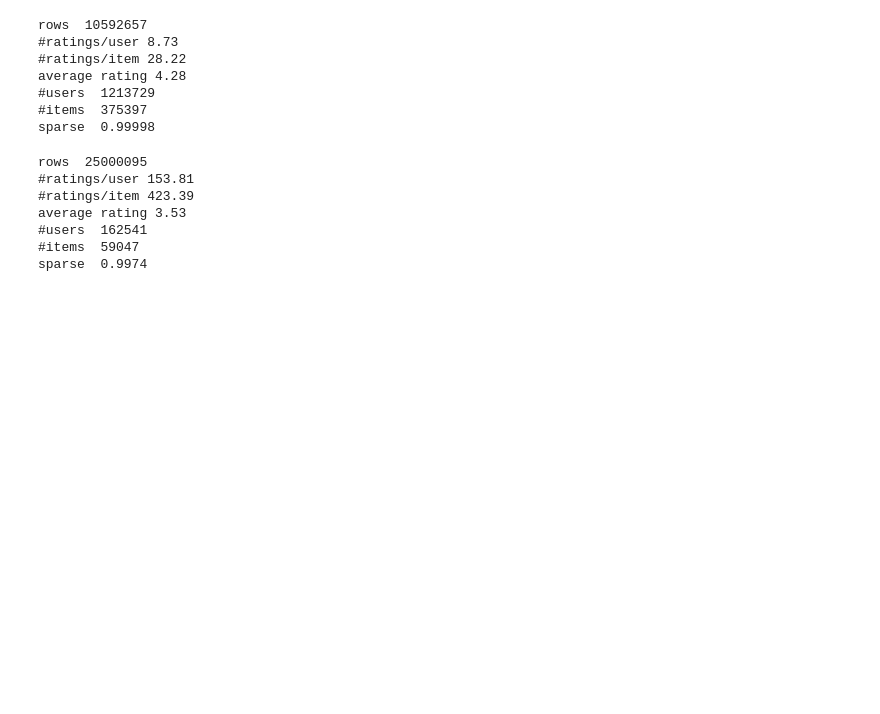
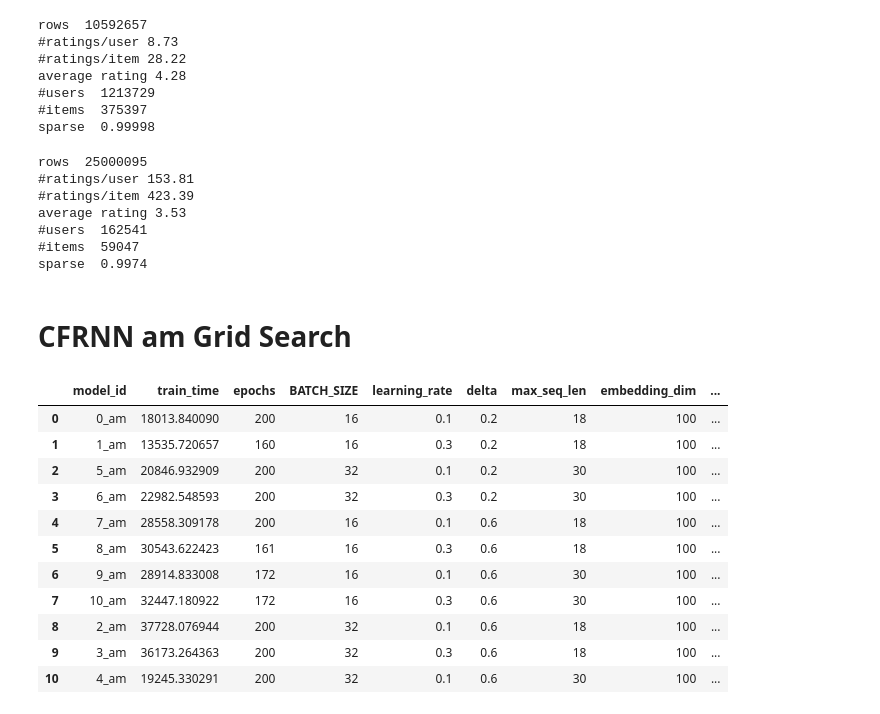
Before and after one commit to ROpdam/recommender_comparison, a Jupyter notebook: visualize_results.ipynb, the cells around one changed output. Cells and saved outputs as stored; diff of their text form; code cells hidden in the pictures; blank space fills up the shorter version.

```diff
--- a/visualize_results.ipynb
+++ b/visualize_results.ipynb
@@ -385,3 +385,5 @@ average rating 3.53
 #users  162541
 #items  59047
 sparse  0.9974
+# %% [markdown]
+# CFRNN am Grid Search
@@ -387,0 +392,15 @@ sparse  0.9974
+# %%
+res
+# %% [output]
+|  | model_id | train_time | epochs | BATCH_SIZE | learning_rate | delta | max_seq_len | embedding_dim | ... |
+| 0 | 0_am | 18013.840090 | 200 | 16 | 0.1 | 0.2 | 18 | 100 | ... |
+| 1 | 1_am | 13535.720657 | 160 | 16 | 0.3 | 0.2 | 18 | 100 | ... |
+| 2 | 5_am | 20846.932909 | 200 | 32 | 0.1 | 0.2 | 30 | 100 | ... |
+| 3 | 6_am | 22982.548593 | 200 | 32 | 0.3 | 0.2 | 30 | 100 | ... |
+| 4 | 7_am | 28558.309178 | 200 | 16 | 0.1 | 0.6 | 18 | 100 | ... |
+| 5 | 8_am | 30543.622423 | 161 | 16 | 0.3 | 0.6 | 18 | 100 | ... |
+| 6 | 9_am | 28914.833008 | 172 | 16 | 0.1 | 0.6 | 30 | 100 | ... |
+| 7 | 10_am | 32447.180922 | 172 | 16 | 0.3 | 0.6 | 30 | 100 | ... |
+| 8 | 2_am | 37728.076944 | 200 | 32 | 0.1 | 0.6 | 18 | 100 | ... |
+| 9 | 3_am | 36173.264363 | 200 | 32 | 0.3 | 0.6 | 18 | 100 | ... |
+| 10 | 4_am | 19245.330291 | 200 | 32 | 0.1 | 0.6 | 30 | 100 | ... |
```
Also changed, not shown: parts of 4 cells of this notebook, 4 other files.
